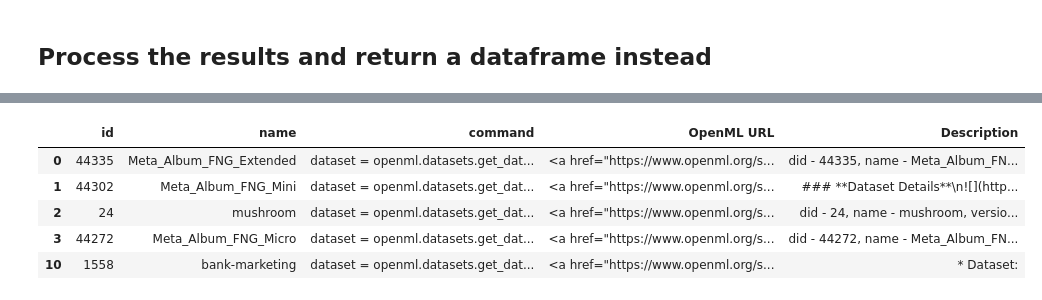
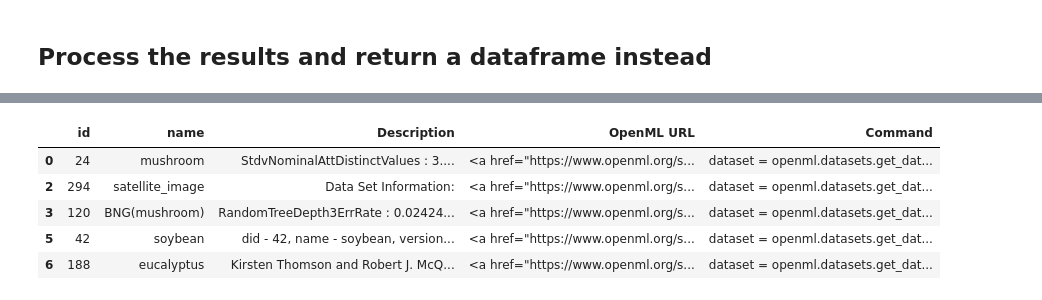
Before and after one commit to openml-labs/ai_search, a Jupyter notebook: docs/developer tutorials/load vectordb and get results.ipynb, the cells around one changed output, grey strips where cells are left out. Saved outputs shown, nothing was run; the diff lists cells and outputs as text; code cells hidden in the pictures.

```diff
--- a/docs/developer tutorials/load vectordb and get results.ipynb
+++ b/docs/developer tutorials/load vectordb and get results.ipynb
@@ -30,0 +18,11 @@ client = chromadb.PersistentClient(path=config["persist_dir"])
+# %%
+config = load_config_and_device("../../backend/config.json")
+config["persist_dir"] = "../../data/doc_examples/chroma_db/"
+config["data_dir"] = "../../data/doc_examples/"
+config["type_of_data"] = "dataset"
+config["training"] = False
+config["testing_flag"] = True #set this to false while training, this is for demo
+config["test_subset"] = True #set this to false while training, this is for demo
+# load the persistent database using ChromaDB
+client = chromadb.PersistentClient(path=config["persist_dir"])
+print(config)
@@ -31,4 +33,10 @@ client = chromadb.PersistentClient(path=config["persist_dir"])
 # %%
 # Setup llm chain, initialize the retriever and llm, and setup Retrieval QA
-qa_dataset = setup_vector_db_and_qa(config=config, data_type="dataset", client=client)
+qa_dataset_handler = QASetup(
+    config=config,
+    data_type=config["type_of_data"],
+    client=client,
+)
+
+qa_dataset, _ = qa_dataset_handler.setup_vector_db_and_qa()
 # %% [output]
@@ -84,0 +117,7 @@ result_data_frame, result_documents = get_result_from_query(
+# %%
+output_df, ids_order = QueryProcessor(
+            query=query,
+            qa=qa_dataset,
+            type_of_query=config["type_of_data"],
+            config=config,
+        ).get_result_from_query()
@@ -85,9 +144,9 @@ result_data_frame, result_documents = get_result_from_query(
 # %%
-result_data_frame.head()
+output_df.head()
 # %% [output]
-|  | id | name | command | OpenML URL | Description |
-| 0 | 44335 | Meta_Album_FNG_Extended | dataset = openml.datasets.get_dat... | <a href="https://www.openml.org/s... | did - 44335, name - Meta_Album_FN... |
-| 1 | 44302 | Meta_Album_FNG_Mini | dataset = openml.datasets.get_dat... | <a href="https://www.openml.org/s... | ### **Dataset Details**\n![](http... |
-| 2 | 24 | mushroom | dataset = openml.datasets.get_dat... | <a href="https://www.openml.org/s... | did - 24, name - mushroom, versio... |
-| 3 | 44272 | Meta_Album_FNG_Micro | dataset = openml.datasets.get_dat... | <a href="https://www.openml.org/s... | did - 44272, name - Meta_Album_FN... |
-| 10 | 1558 | bank-marketing | dataset = openml.datasets.get_dat... | <a href="https://www.openml.org/s... | * Dataset: |
+|  | id | name | Description | OpenML URL | Command |
+| 0 | 24 | mushroom | StdvNominalAttDistinctValues : 3.... | <a href="https://www.openml.org/s... | dataset = openml.datasets.get_dat... |
+| 2 | 294 | satellite_image | Data Set Information: | <a href="https://www.openml.org/s... | dataset = openml.datasets.get_dat... |
+| 3 | 120 | BNG(mushroom) | RandomTreeDepth3ErrRate : 0.02424... | <a href="https://www.openml.org/s... | dataset = openml.datasets.get_dat... |
+| 5 | 42 | soybean | did - 42, name - soybean, version... | <a href="https://www.openml.org/s... | dataset = openml.datasets.get_dat... |
+| 6 | 188 | eucalyptus | Kirsten Thomson and Robert J. McQ... | <a href="https://www.openml.org/s... | dataset = openml.datasets.get_dat... |
```
Also changed, not shown: parts of 11 cells of this notebook, 31 other files.
